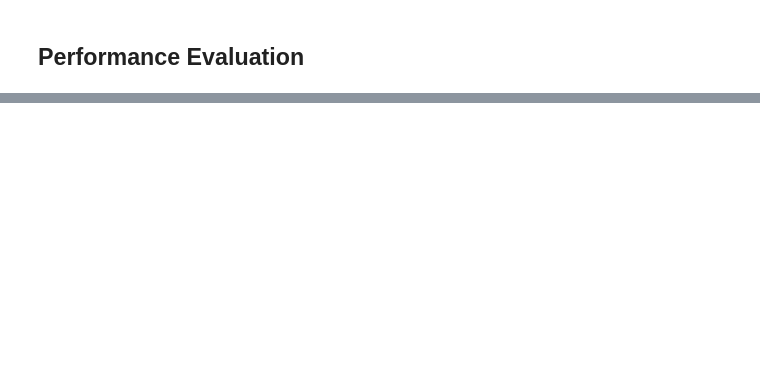
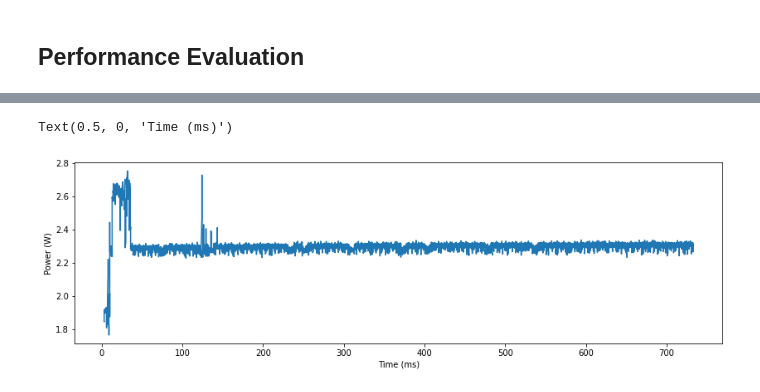
Before and after one commit to drjack0/iot2020-2021, a Jupyter notebook: sekkyone_mesh/iot-lab/sekkyone-mesh.ipynb, the cells around one changed output, grey strips where cells are left out. Cells and saved outputs as stored; diff of their text form; code cells hidden in the pictures; blank space fills up the shorter version.

```diff
--- a/sekkyone_mesh/iot-lab/sekkyone-mesh.ipynb
+++ b/sekkyone_mesh/iot-lab/sekkyone-mesh.ipynb
@@ -139,4 +198,4 @@ Once done, stop your experiment to free up the experiment nodes:
 # %%
 import pandas
 # %%
-dataset = pandas.read_csv("./perf/tst3/266481/consumption/m3_2.oml", sep='\t', skiprows=9, header=0, names=["timestamp_s", "timestamp_us", 'ign1', 'ign2', "power", "voltage", "current"])
+dataset_consumption = pandas.read_csv("./perf_last/270114/consumption/consumption_a8.oml", sep='\t', skiprows=9, header=0, names=["timestamp_s", "timestamp_us", 'ign1', 'ign2', "power", "voltage", "current"])
@@ -145,5 +218,8 @@ dataset
 # %%
-ax = dataset.power.plot(figsize=(14,4), label='Power (W)')
+ax = dataset_consumption.power.plot(figsize=(14,4), label='Power (W)')
 ax.set_ylabel('Power (W)')
 ax.set_xlabel('Time (ms)')
+# %% [output]
+Text(0.5, 0, 'Time (ms)')
+[figure, added]
 # %%
```
Also changed, not shown: parts of 35 cells of this notebook.
